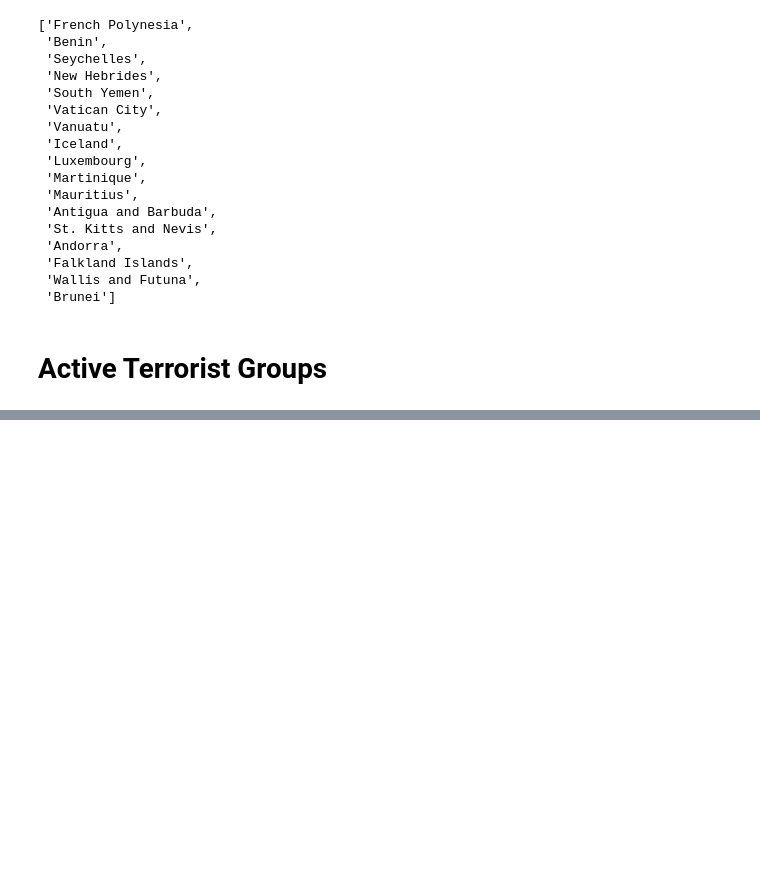
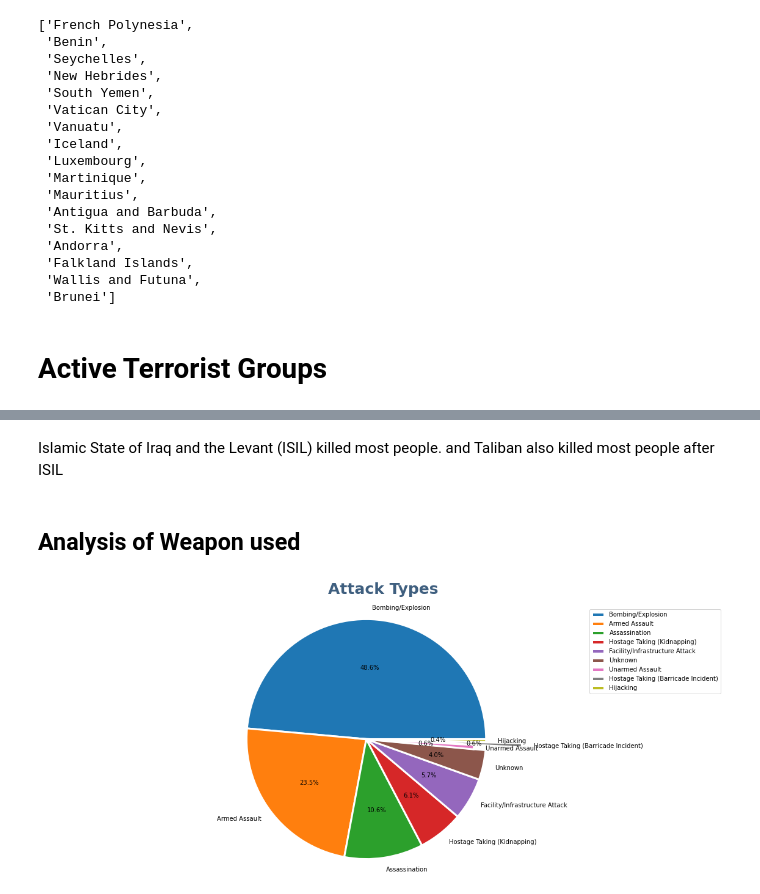
Before and after one commit to rohit-1026/Global-Terrorism-Analysis, a Jupyter notebook: Global_Terrorism_Analysis_Capstone_Project.ipynb, the cells around one changed output, grey strips where cells are left out. Saved outputs shown, nothing was run; the diff lists cells and outputs as text; code cells hidden in the pictures; blank space fills up the shorter version.

```diff
--- a/Global_Terrorism_Analysis_Capstone_Project.ipynb
+++ b/Global_Terrorism_Analysis_Capstone_Project.ipynb
@@ -306,0 +338,27 @@ list(zero_killed_country['Country'])
+# %% [markdown]
+Islamic State of Iraq and the Levant (ISIL) killed most people. and Taliban also killed most people after ISIL
+# %% [markdown]
+## Analysis of Weapon used
+# %%
+attacktype_x=df['AttackType'].unique()
+attacktype=df['AttackType'].value_counts()
+# data=list(attacktype_y)
+lable=['Bombing/Explosion', 'Armed Assault', 'Assassination', 'Hostage Taking (Kidnapping)', 'Facility/Infrastructure Attack', 'Unknown', 'Unarmed Assault', 'Hostage Taking (Barricade Incident)', 'Hijacking']
+# convert into %
+attack_percent = []
+
+for j in attacktype:
+    percent = round(j*100/sum(attacktype),2)
+    attack_percent.append(percent)
+attack_percent
+y=np.array(attack_percent)
+explod=[0,0,0,0,0,0,-0.1,0.3,0]
+
+fig1, x1=plt.subplots(figsize=(20,8))
+x1.pie(y, labels=lable,explode=explod,autopct='%1.1f%%',wedgeprops={'linewidth': 3.0, 'edgecolor': 'white'})
+x1.axis('equal')
+plt.legend(loc='upper right')
+plt.title('Attack Types',fontsize=25,weight='bold',pad=20,color=sns.cubehelix_palette(8, start=.5, rot=-.75)[-3])
+plt.show()
+# %% [output]
+[figure, added]
```
Also changed, not shown: parts of 11 cells of this notebook.
